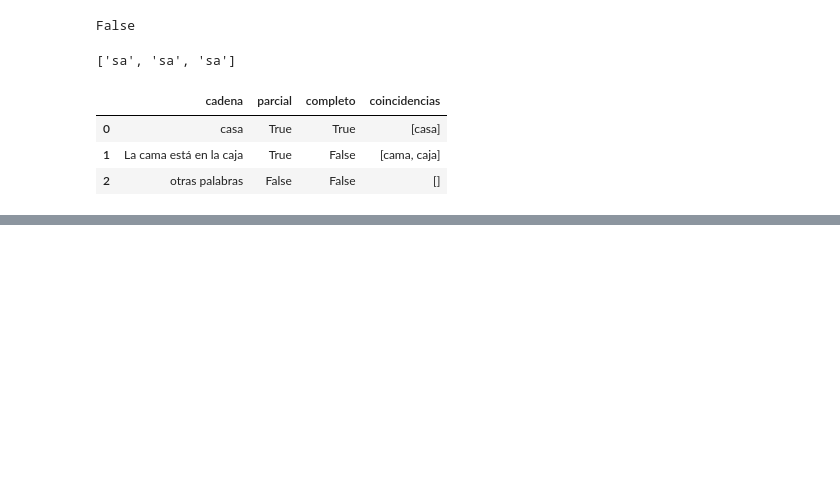
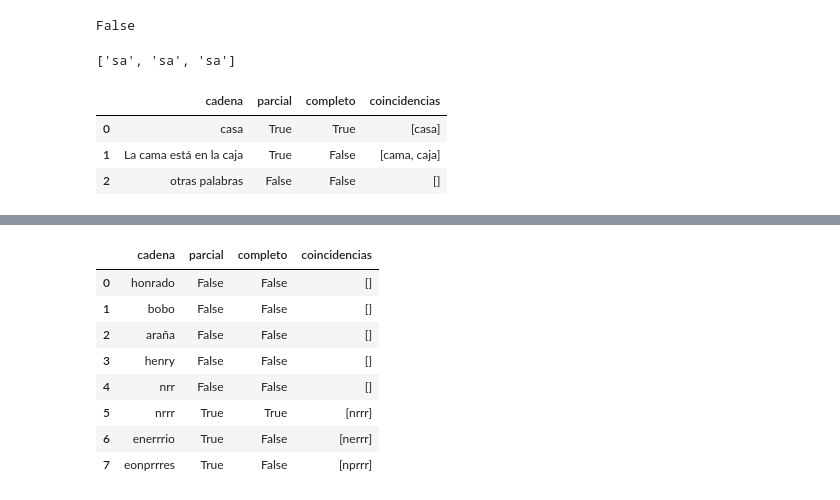
Before and after one commit to martinbedia/mineria, a Jupyter notebook: 24oct.ipynb, the cells around one changed output, grey strips where cells are left out. Drawn from its saved outputs; the diff is of its cells as text; code cells hidden in the pictures; blank space fills up the shorter version.

```diff
--- a/24oct.ipynb
+++ b/24oct.ipynb
@@ -479,0 +523,15 @@ evaluar_regex('ca.a',['casa','La cama está en la caja','otras palabras'])
+# %%
+# 4. Contiene una n seguida por una letra y luego dos o tres r
+regex = r'n[a-zA-Z]r{2,3}'
+cadenas = ['honrado', 'bobo','araña','henry','nrr','nrrr','enerrrio','eonprrres']
+evaluar_regex(regex,cadenas)
+# %% [output]
+|  | cadena | parcial | completo | coincidencias |
+| 0 | honrado | False | False | [] |
+| 1 | bobo | False | False | [] |
+| 2 | araña | False | False | [] |
+| 3 | henry | False | False | [] |
+| 4 | nrr | False | False | [] |
+| 5 | nrrr | True | True | [nrrr] |
+| 6 | enerrrio | True | False | [nerrr] |
+| 7 | eonprrres | True | False | [nprrr] |
```
Also changed, not shown: parts of 8 cells of this notebook.
